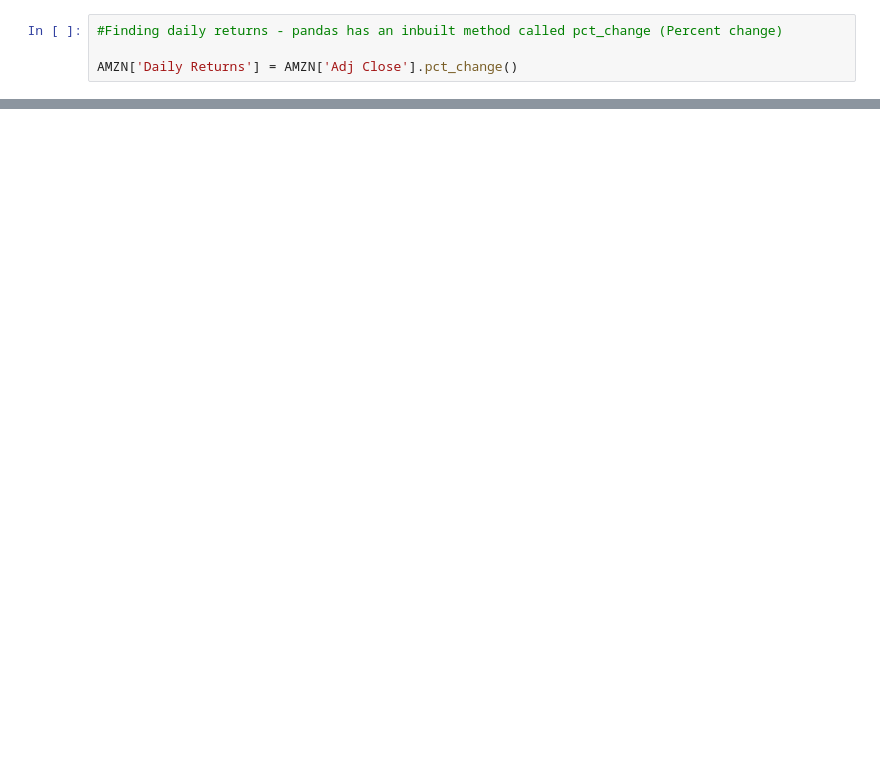
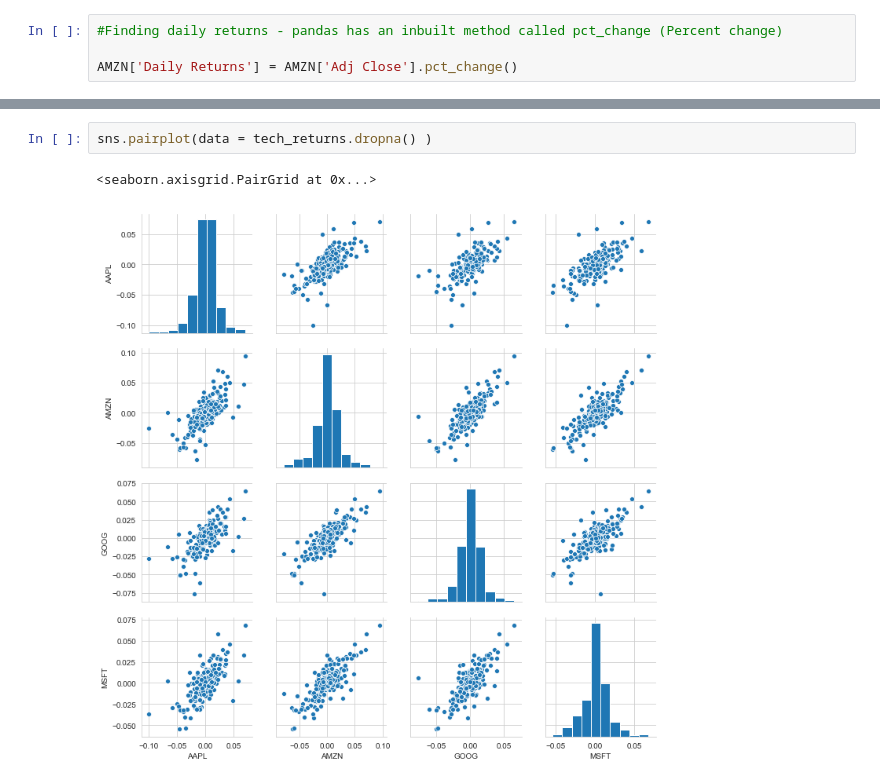
Before and after one commit to atukrel/Python, a Jupyter notebook: Stock Market Analysis.ipynb, the cells around one changed output, grey strips where cells are left out. Saved outputs shown, nothing was run; the diff lists cells and outputs as text; blank space fills up the shorter version.

```diff
--- a/Stock Market Analysis.ipynb
+++ b/Stock Market Analysis.ipynb
@@ -224,0 +235,5 @@ plt.show()
+# %%
+sns.pairplot(data = tech_returns.dropna() )
+# %% [output]
+<seaborn.axisgrid.PairGrid at 0x...>
+[figure, added]
```
Also changed, not shown: parts of 48 cells of this notebook.
